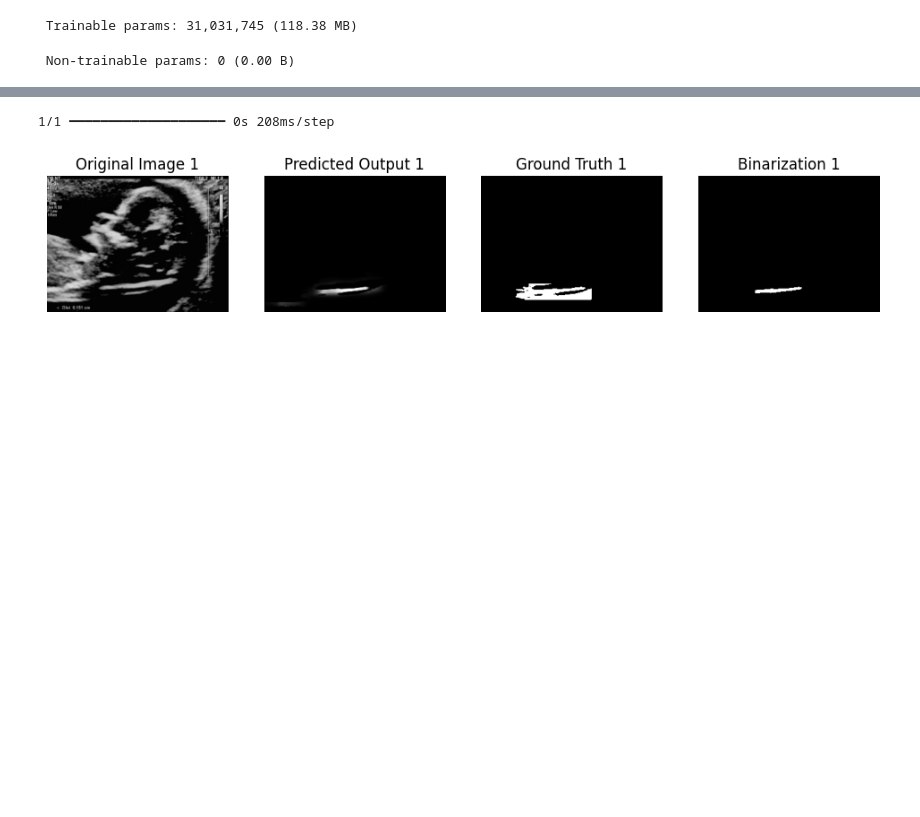
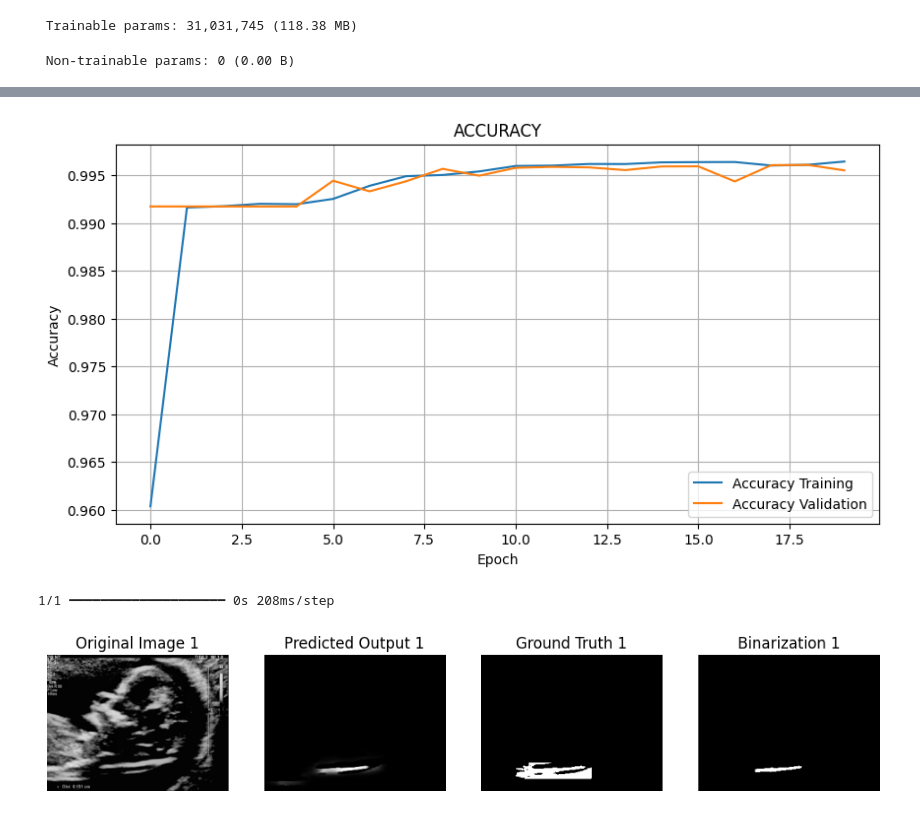
Before and after one commit to gonzagrau/fetus_CNN, a Jupyter notebook: test-fetus-unet-1.ipynb, the cells around one changed output, grey strips where cells are left out. Saved outputs shown, nothing was run; the diff lists cells and outputs as text; code cells hidden in the pictures; blank space fills up the shorter version.

```diff
--- a/test-fetus-unet-1.ipynb
+++ b/test-fetus-unet-1.ipynb
@@ -323,6 +323,20 @@ Epoch 6/20
 Epoch 20/20
 32/32 ━━━━━━━━━━━━━━━━━━━━ 32s 970ms/step - accuracy: 0.9965 - loss: 0.0101 - val_accuracy: 0.9955 - val_loss: 0.0110 - learning_rate: 0.0010
 Restoring model weights from the end of the best epoch: 19.
+# %%
+fig = plt.figure(figsize=(10,5))
+
+ax = fig.add_subplot(1,1,1)
+ax.plot(history.history['accuracy'],label='Accuracy Training')
+ax.plot(history.history['val_accuracy'],label='Accuracy Validation')
+ax.set_title('ACCURACY')
+ax.legend(loc='lower right')
+ax.set_ylabel('Accuracy')
+ax.set_xlabel('Epoch')
+ax.grid()
+plt.show()
+# %% [output]
+[figure, added]
 # %%
 y_pred = model.predict(X_val[:5])  # Predict on the first 5 validation images
 
```
Also changed, not shown: parts of 1 cell of this notebook.
